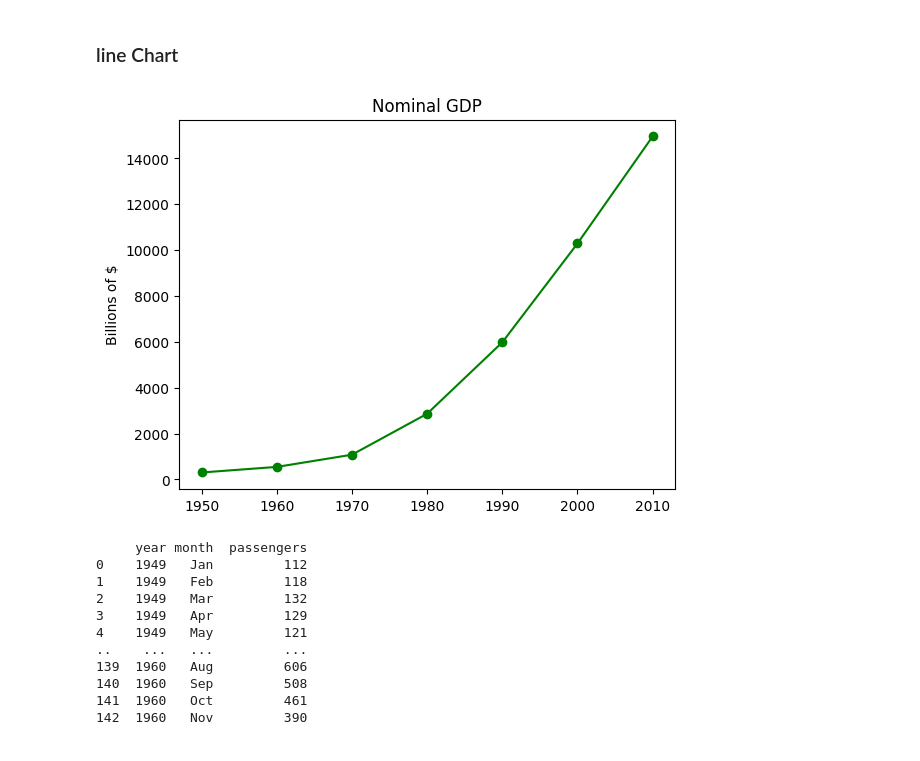
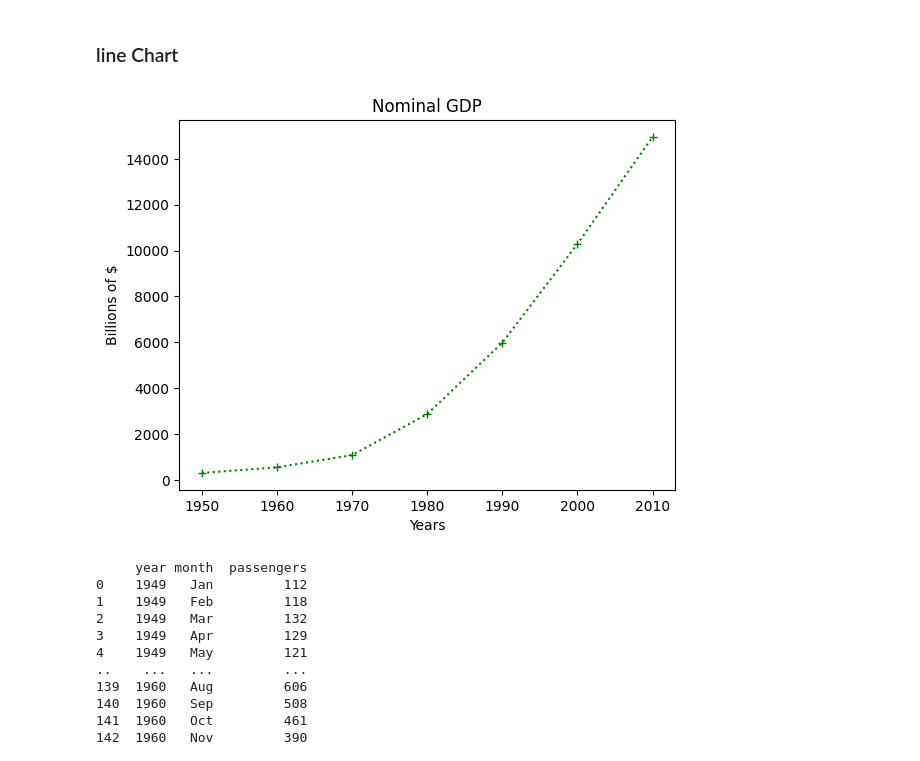
Before and after one commit to UkeshThapa/Summer-ML-Training, a Jupyter notebook: data_science_course.ipynb, the cells around one changed output. Cells and saved outputs as stored; diff of their text form; code cells hidden in the pictures.

```diff
--- a/data_science_course.ipynb
+++ b/data_science_course.ipynb
@@ -187,19 +179,20 @@ df.head(5)
 # %%
 
 years = [1950, 1960, 1970, 1980, 1990, 2000, 2010]
 gdp = [300.2, 543.3, 1075.9, 2862.5, 5979.6, 10289.7, 14958.3]
 
 # create a line chart, years on x-axis, gdp on y-axis
-plt.plot(years, gdp, color='green', marker='o', linestyle='solid')
+plt.plot(years, gdp, color='green', marker='+', linestyle='dotted')
 
 # add a title
 plt.title("Nominal GDP")
 
-# add a label to the y-axis
+# add a label to the y-axisYears
 plt.ylabel("Billions of $")
+plt.xlabel("Years")
 plt.show()
 # %% [output]
-[figure, old version]
+[figure, new version]
 # %%
 flight = sns.load_dataset('flights') # load flight dataset
 print(flight)
```
Also changed, not shown: parts of 12 cells of this notebook, 1 other file.
